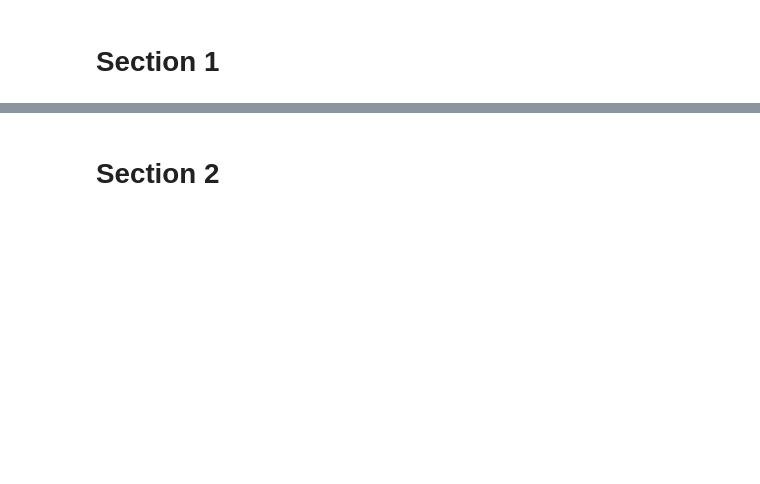
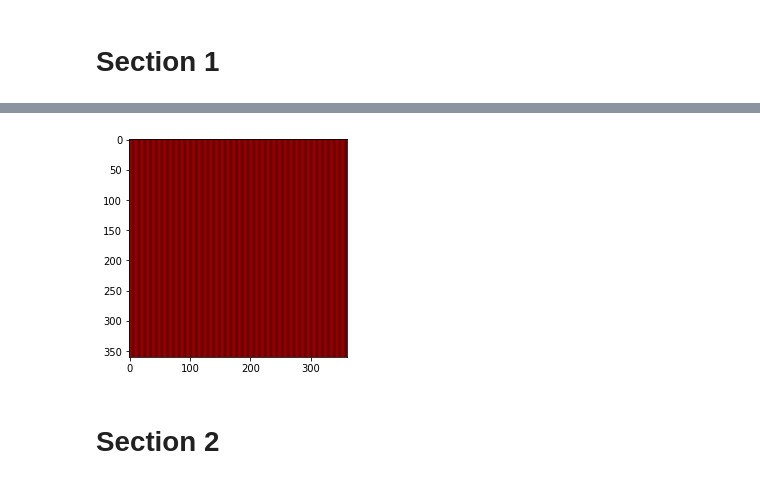
Before and after one commit to seif7666/OpenCV-Sessions, a Jupyter notebook: Session2/Session2.ipynb, the cells around one changed output, grey strips where cells are left out. Cells and saved outputs as stored; diff of their text form; code cells hidden in the pictures; blank space fills up the shorter version.

```diff
--- a/Session2/Session2.ipynb
+++ b/Session2/Session2.ipynb
@@ -21,8 +35,10 @@ bear1.shape
 # %%
 red_image= np.zeros((360,360,3), dtype=np.uint8)
-indices= np.arange(0,360,5)
+indices= np.arange(0,360,2)
 red_image[:,indices,2]=255
 display_img(red_image)
+# %% [output]
+[figure, added]
 # %% [markdown]
 # Section 2
 # %%
```
Also changed, not shown: parts of 12 cells of this notebook, 1 other file.
